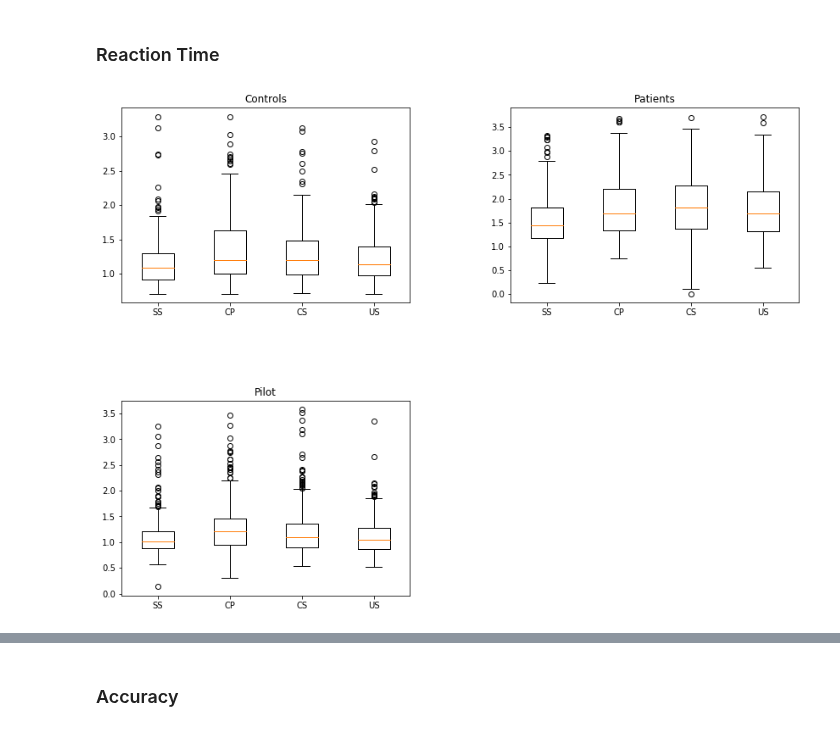
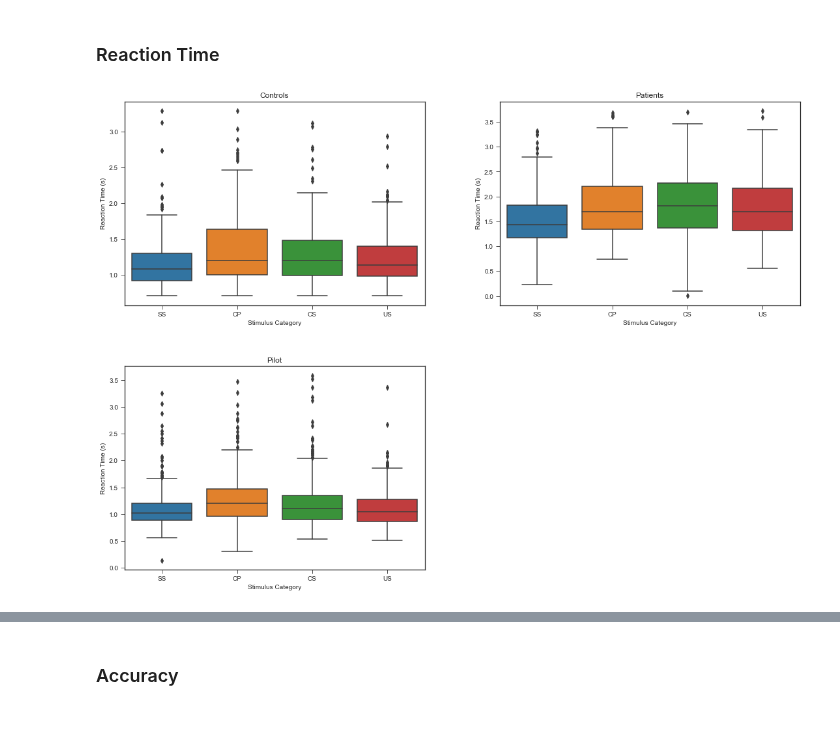
Before and after one commit to CPernet/LanguageDecision, a Jupyter notebook: language_decision/language_decision_model.ipynb, the cells around one changed output, grey strips where cells are left out. Saved outputs shown, nothing was run; the diff lists cells and outputs as text; code cells hidden in the pictures.

Commit message:
switch to seaborn for plots

```diff
--- a/language_decision/language_decision_model.ipynb
+++ b/language_decision/language_decision_model.ipynb
@@ -74,23 +75,32 @@ patients_cs = patients_data.loc[patients_data['stim'] == 'CS']
 # %%
 plt.figure(1)
 
 plt.subplot(221)
-plt.boxplot([controls_ss.rt.values, controls_cp.rt.values, controls_cs.rt.values, controls_us.rt.values],
-            labels=('SS', 'CP', 'CS', 'US'),)
-plt.title('Controls')
+box_rt_ctrl = sns.boxplot(
+    data=[controls_ss.rt.values, controls_cp.rt.values, controls_cs.rt.values, controls_us.rt.values])
+box_rt_ctrl.set_xticklabels(['SS','CP','CS', 'US'])
+box_rt_ctrl.set_xlabel("Stimulus Category")
+box_rt_ctrl.set_ylabel("Reaction Time (s)")
+box_rt_ctrl.set_title("Controls")
 
 plt.subplot(222)
-plt.boxplot([patients_ss.rt.values, patients_cp.rt.values, patients_cs.rt.values, patients_us.rt.values],
-            labels=('SS', 'CP', 'CS', 'US'),)
-plt.title('Patients')
+box_rt_ptns = sns.boxplot(
+    data=[patients_ss.rt.values, patients_cp.rt.values, patients_cs.rt.values, patients_us.rt.values])
+box_rt_ptns.set_xticklabels(['SS','CP','CS', 'US'])
+box_rt_ptns.set_xlabel("Stimulus Category")
+box_rt_ptns.set_ylabel("Reaction Time (s)")
+box_rt_ptns.set_title("Patients")
 
 plt.subplot(223)
-plt.boxplot([pilot_ss.rt.values, pilot_cp.rt.values, pilot_cs.rt.values, pilot_us.rt.values],
-            labels=('SS', 'CP', 'CS', 'US'),)
-plt.title('Pilot')
+box_rt_plt = sns.boxplot(
+    data=[pilot_ss.rt.values, pilot_cp.rt.values, pilot_cs.rt.values, pilot_us.rt.values])
+box_rt_plt.set_xticklabels(['SS','CP','CS', 'US'])
+box_rt_plt.set_xlabel("Stimulus Category")
+box_rt_plt.set_ylabel("Reaction Time (s)")
+box_rt_plt.set_title("Pilot")
 
-plt.subplots_adjust(top=2.0, bottom=0.001, left=0.10, right=1.95, hspace=0.50,
-                    wspace=0.35)
+plt.subplots_adjust(top=2.5, bottom=0.001, left=0.10, right=2.5, hspace=0.30,
+                    wspace=0.25)
 plt.show()
 # %% [output]
-[figure, old version]
+[figure, new version]
```
Also changed, not shown: parts of 4 cells of this notebook.
